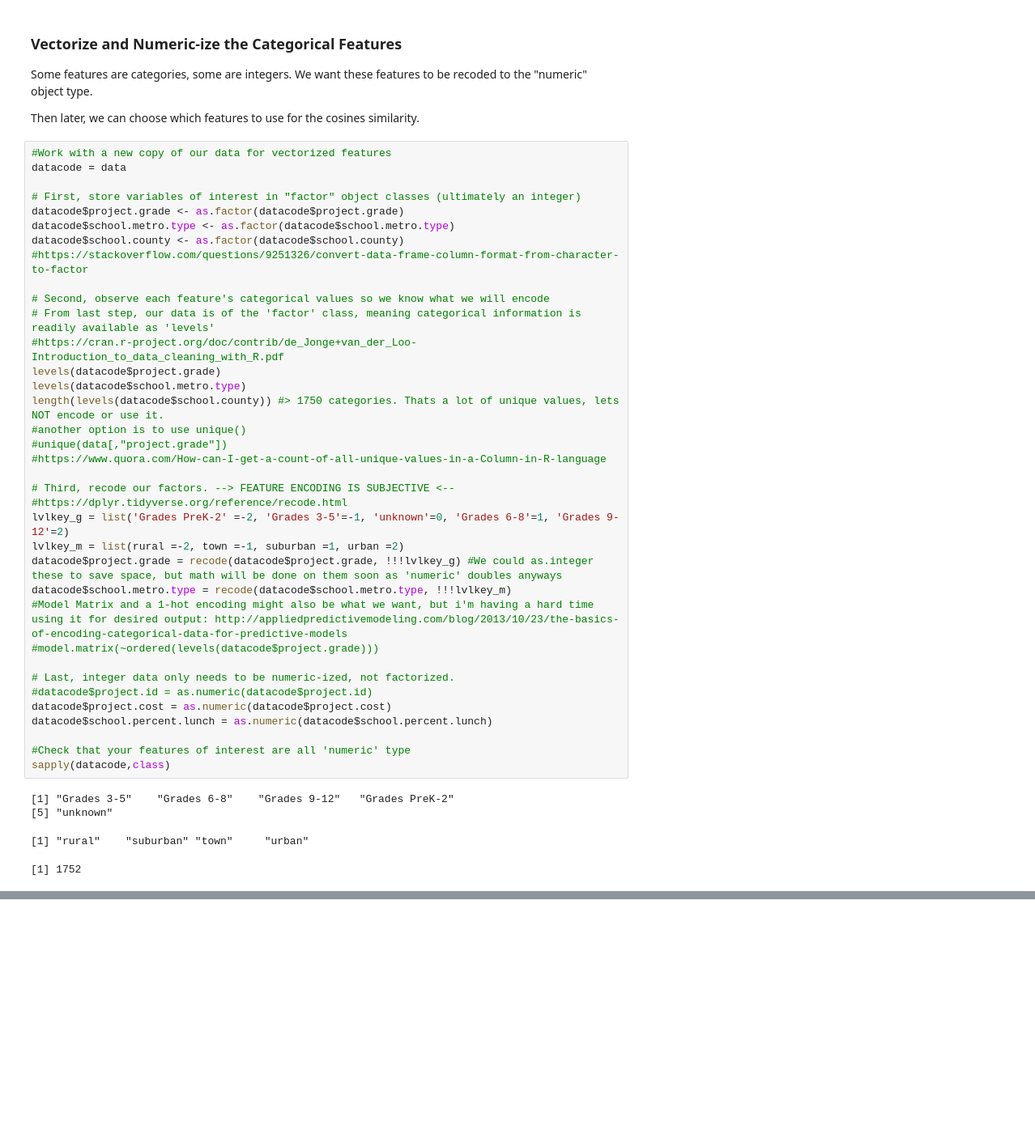
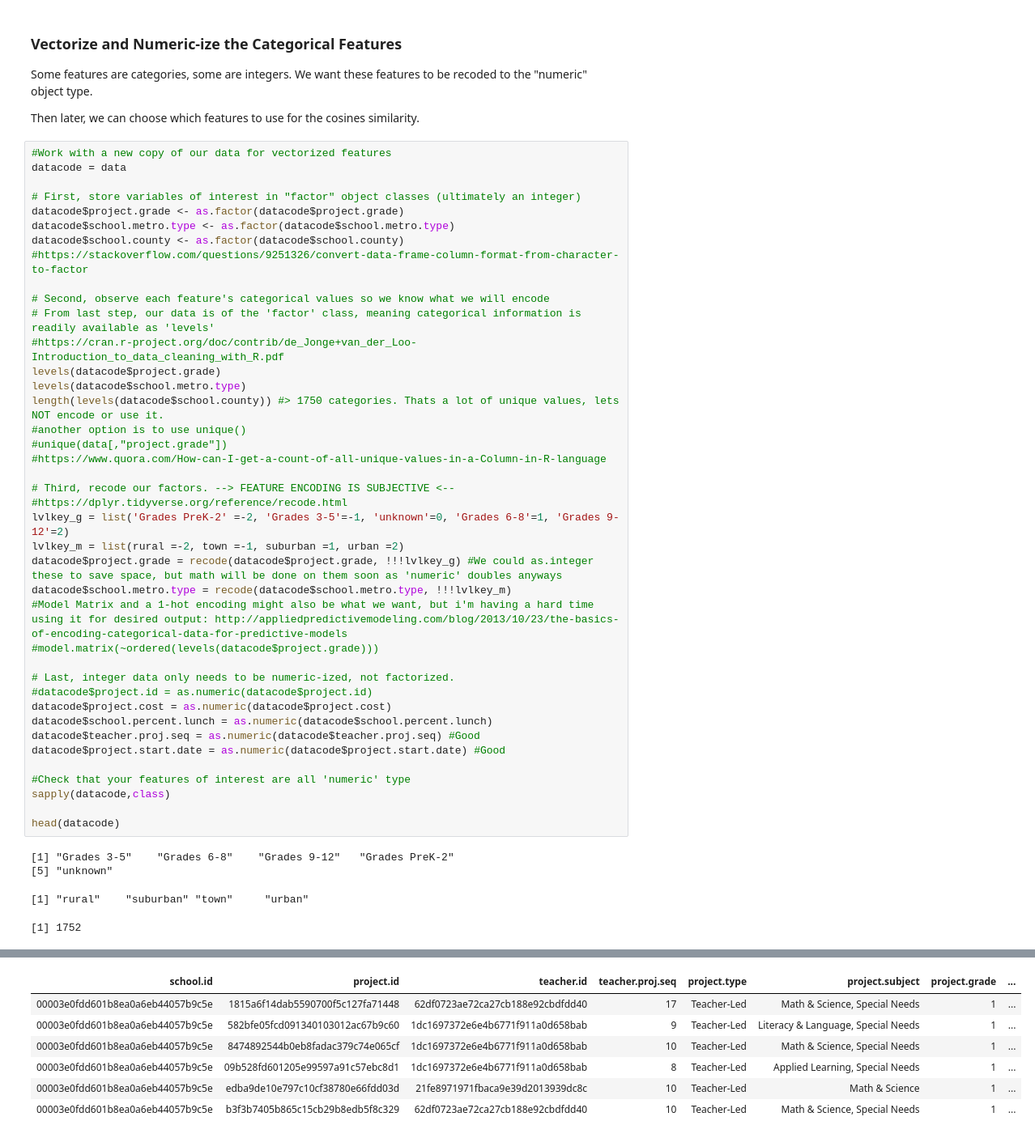
Before and after one commit to mikeona120/MATH189_Final, a Jupyter notebook: Arielle & Alec's Cosine Similarity.ipynb, the cells around one changed output, grey strips where cells are left out. Shown at 81% size. Saved outputs shown, nothing was run; the diff lists cells and outputs as text; blank space fills up the shorter version.

```diff
--- a/Arielle & Alec's Cosine Similarity.ipynb
+++ b/Arielle & Alec's Cosine Similarity.ipynb
@@ -210,9 +210,13 @@ datacode$school.metro.type = recode(datacode$school.metro.type, !!!lvlkey_m)
 #datacode$project.id = as.numeric(datacode$project.id)
 datacode$project.cost = as.numeric(datacode$project.cost)
 datacode$school.percent.lunch = as.numeric(datacode$school.percent.lunch)
+datacode$teacher.proj.seq = as.numeric(datacode$teacher.proj.seq) #Good
+datacode$project.start.date = as.numeric(datacode$project.start.date) #Good
 
 #Check that your features of interest are all 'numeric' type
 sapply(datacode,class)
+
+head(datacode)
 # %% [output]
 [1] "Grades 3-5"    "Grades 6-8"    "Grades 9-12"   "Grades PreK-2"
 [5] "unknown"
@@ -229,13 +233,20 @@ sapply(datacode,class)
  project.funded.date          school.name    school.metro.type
               "Date"          "character"            "numeric"
 school.percent.lunch         school.state           school.zip
            "numeric"          "character"          "character"
          school.city        school.county      school.district
          "character"             "factor"          "character"
      proj.type.clean         proj.time.up      week.start.date
          "character"            "integer"            "integer"
      year.start.date
            "integer"
+| school.id | project.id | teacher.id | teacher.proj.seq | project.type | project.subject | project.grade | ... |
+| 00003e0fdd601b8ea0a6eb44057b9c5e | 1815a6f14dab5590700f5c127fa71448 | 62df0723ae72ca27cb188e92cbdfdd40 | 17 | Teacher-Led | Math & Science, Special Needs | 1 | ... |
+| 00003e0fdd601b8ea0a6eb44057b9c5e | 582bfe05fcd091340103012ac67b9c60 | 1dc1697372e6e4b6771f911a0d658bab | 9 | Teacher-Led | Literacy & Language, Special Needs | 1 | ... |
+| 00003e0fdd601b8ea0a6eb44057b9c5e | 8474892544b0eb8fadac379c74e065cf | 1dc1697372e6e4b6771f911a0d658bab | 10 | Teacher-Led | Math & Science, Special Needs | 1 | ... |
+| 00003e0fdd601b8ea0a6eb44057b9c5e | 09b528fd601205e99597a91c57ebc8d1 | 1dc1697372e6e4b6771f911a0d658bab | 8 | Teacher-Led | Applied Learning, Special Needs | 1 | ... |
+| 00003e0fdd601b8ea0a6eb44057b9c5e | edba9de10e797c10cf38780e66fdd03d | 21fe8971971fbaca9e39d2013939dc8c | 10 | Teacher-Led | Math & Science | 1 | ... |
+| 00003e0fdd601b8ea0a6eb44057b9c5e | b3f3b7405b865c15cb29b8edb5f8c329 | 62df0723ae72ca27cb188e92cbdfdd40 | 10 | Teacher-Led | Math & Science, Special Needs | 1 | ... |
 # %% [markdown]
 # Choose your features and Normalize
 # %%
```
Also changed, not shown: parts of 4 cells of this notebook.
